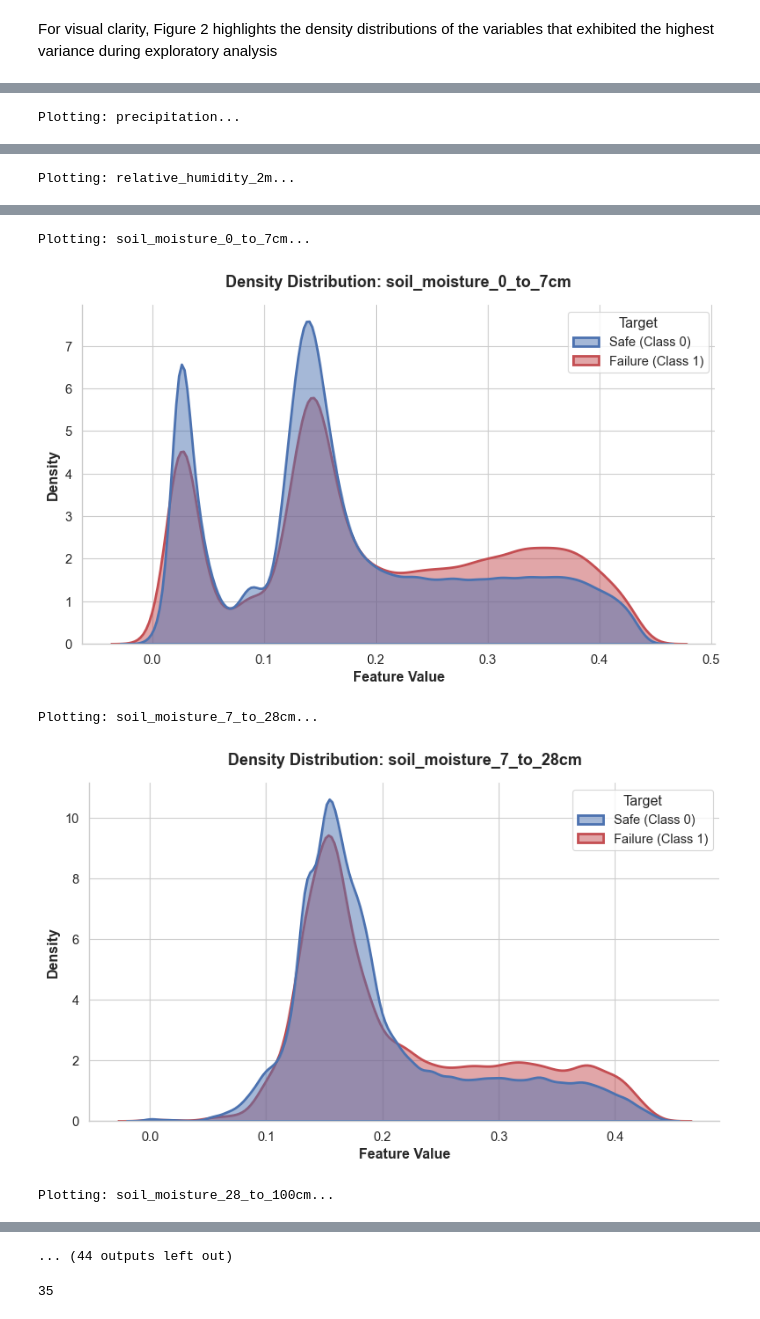
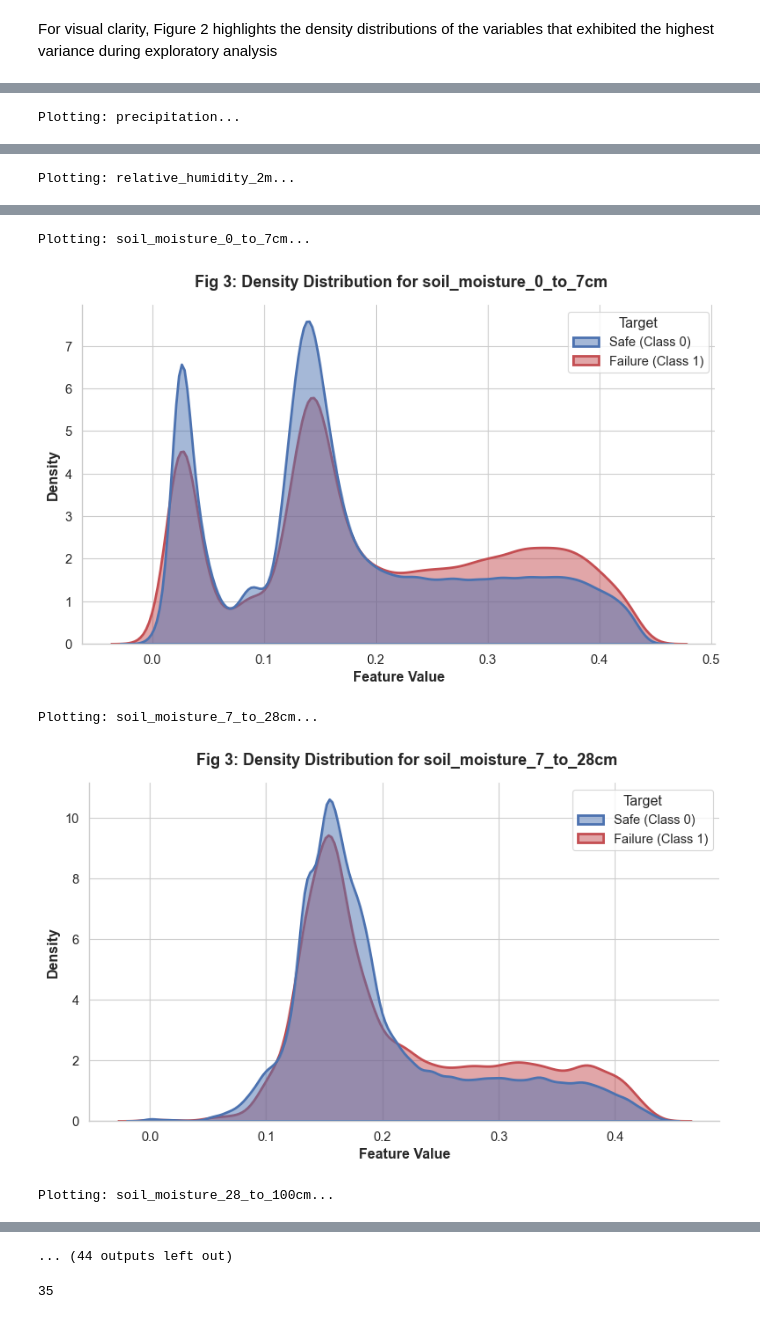
Before and after one commit to eldeivid420/MLforFloodPrediction, a Jupyter notebook: src/EDA.ipynb, the cells around one changed output, grey strips where cells are left out. Cells and saved outputs as stored; diff of their text form; code cells hidden in the pictures.

Commit message:
update: Updated plots titles

```diff
--- a/src/EDA.ipynb
+++ b/src/EDA.ipynb
@@ -227,7 +227,7 @@ def plot_all_kde_signals(X_train, y_train):
         )
 
         # Formatting
-        ax.set_title(f'Density Distribution: {feature}', fontsize=13, fontweight='bold', pad=15)
+        ax.set_title(f' Fig 3: Density Distribution for {feature}', fontsize=13, fontweight='bold', pad=15)
         ax.set_ylabel('Density', fontweight='bold')
         ax.set_xlabel('Feature Value', fontweight='bold')
 
@@ -257,5 +257,5 @@ Plotting: relative_humidity_2m...
 Plotting: soil_moisture_0_to_7cm...
-[figure, old version]
+[figure, new version]
 Plotting: soil_moisture_7_to_28cm...
-[figure, old version]
+[figure, new version]
 Plotting: soil_moisture_28_to_100cm...
```
Also changed, not shown: parts of 3 cells of this notebook, 33 other files.
